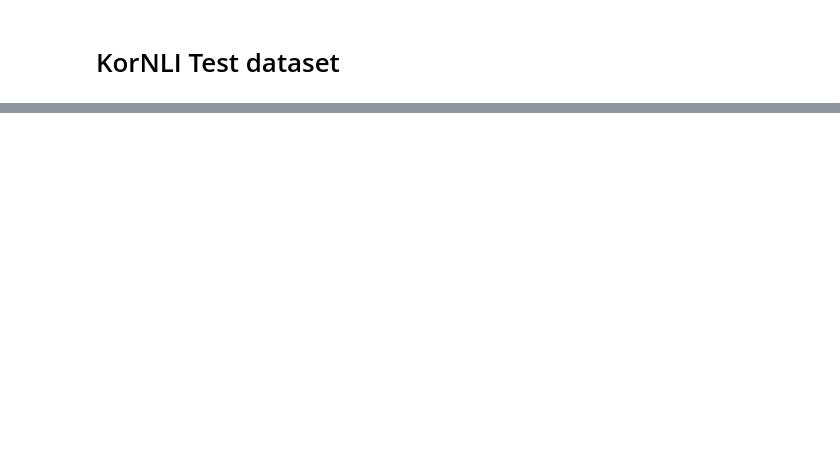
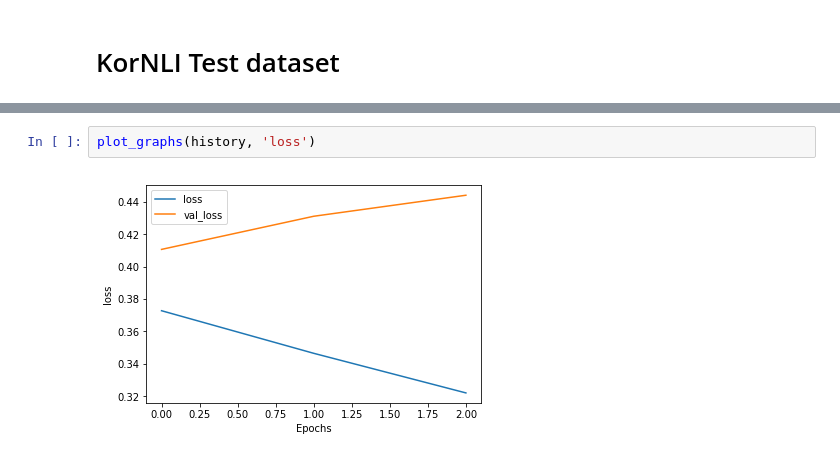
Before and after one commit to NLP-kr/tensorflow-ml-nlp-tf2, a Jupyter notebook: 7.PRETRAIN_METHOD/7.2.bert_finetune-KOR.ipynb, the cells around one changed output, grey strips where cells are left out. Drawn from its saved outputs; the diff is of its cells as text; blank space fills up the shorter version.

```diff
--- a/7.PRETRAIN_METHOD/7.2.bert_finetune-KOR.ipynb
+++ b/7.PRETRAIN_METHOD/7.2.bert_finetune-KOR.ipynb
@@ -502,0 +638,4 @@ print("test loss, test acc: ", results)
+# %%
+plot_graphs(history, 'loss')
+# %% [output]
+[figure, added]
```
Also changed, not shown: parts of 36 cells of this notebook, 2 other files.
